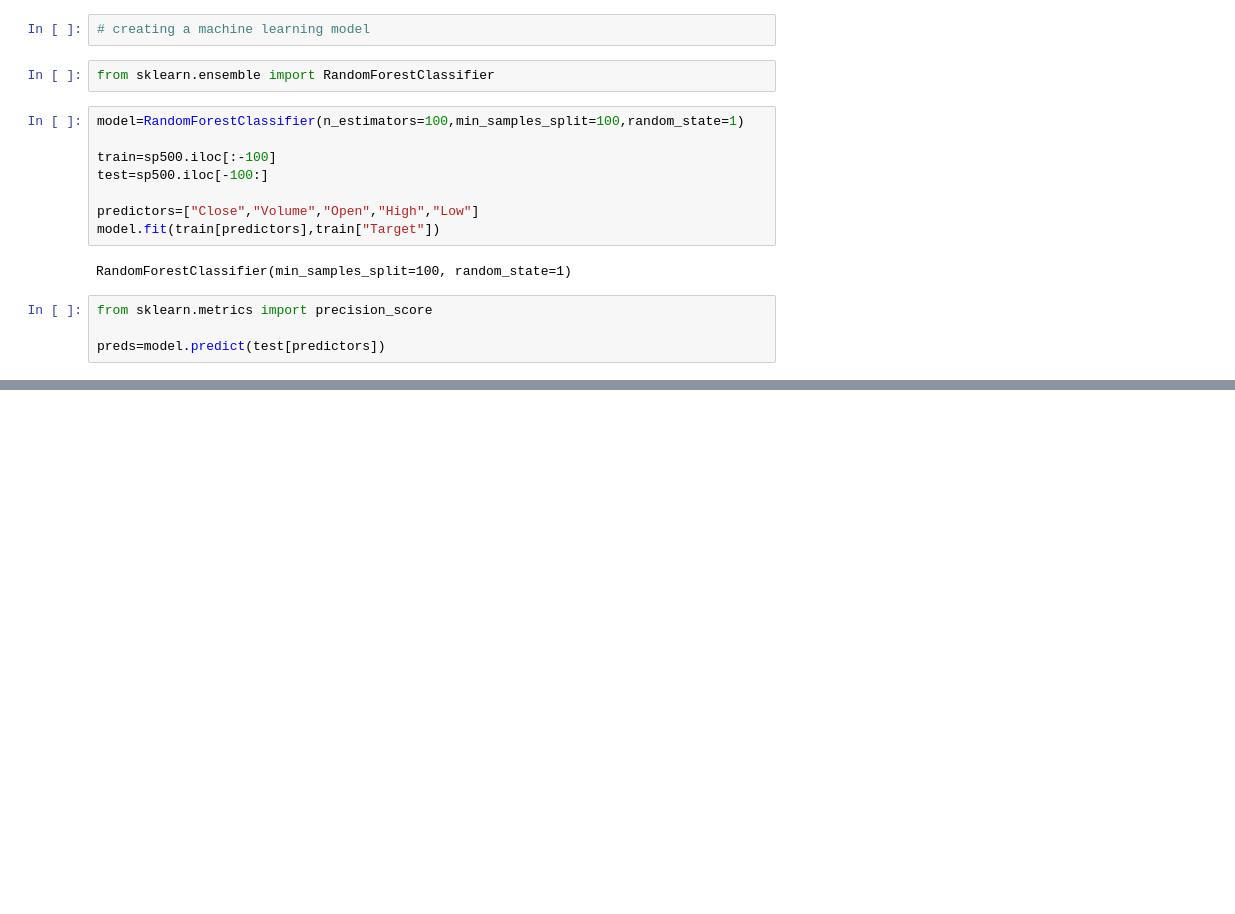
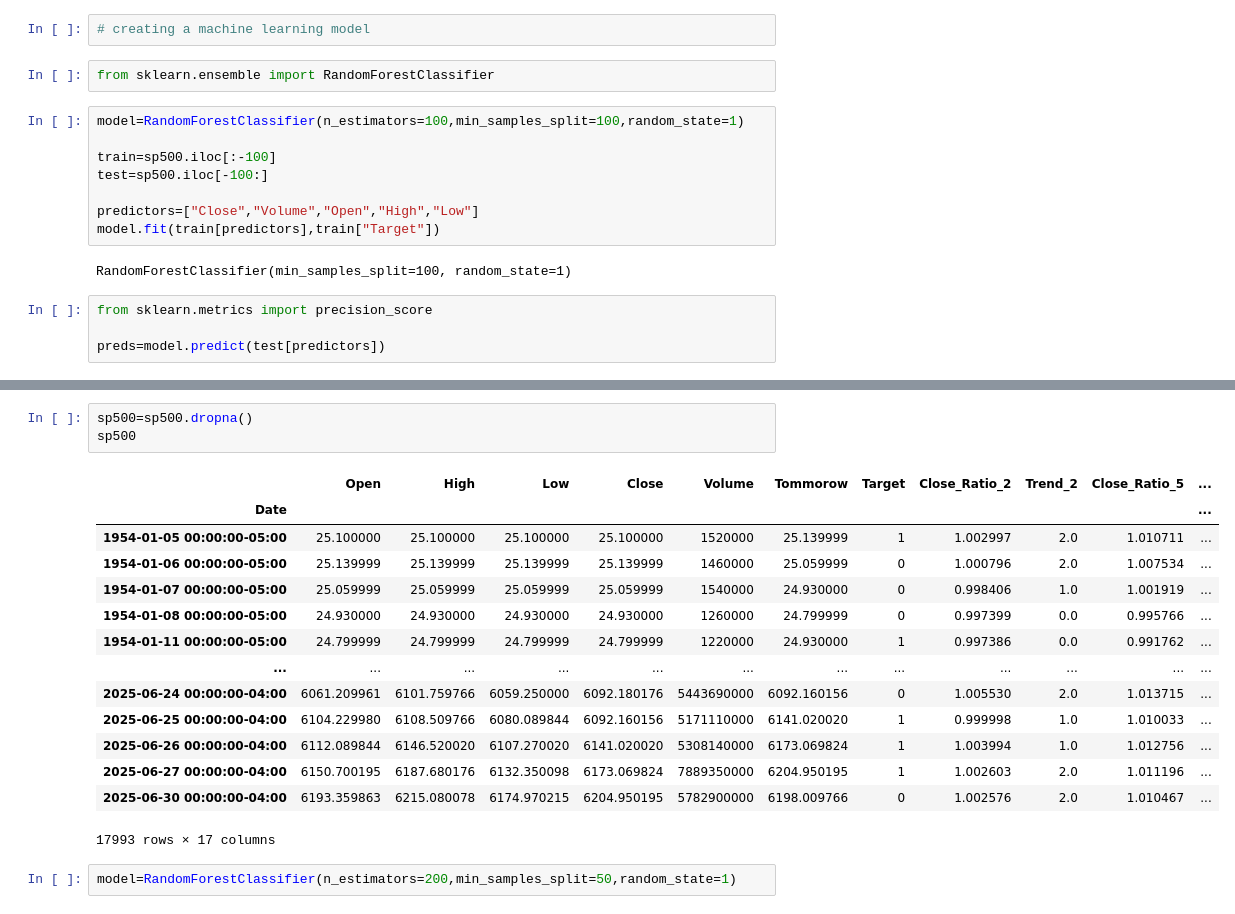
Before and after one commit to pragadishwaran22/stock-price-prediction, a Jupyter notebook: model.ipynb, the cells around one changed output, grey strips where cells are left out. Cells and saved outputs as stored; diff of their text form; blank space fills up the shorter version.

Commit message:
Enhanced the model for the accuracy

```diff
--- a/model.ipynb
+++ b/model.ipynb
@@ -154,0 +216,20 @@ def predict(train,test,predictors,model):
+# %%
+sp500=sp500.dropna()
+sp500
+# %% [output]
+|  | Open | High | Low | Close | Volume | Tommorow | Target | Close_Ratio_2 | Trend_2 | Close_Ratio_5 | ... |
+| Date |  |  |  |  |  |  |  |  |  |  | ... |
+| 1954-01-05 00:00:00-05:00 | 25.100000 | 25.100000 | 25.100000 | 25.100000 | 1520000 | 25.139999 | 1 | 1.002997 | 2.0 | 1.010711 | ... |
+| 1954-01-06 00:00:00-05:00 | 25.139999 | 25.139999 | 25.139999 | 25.139999 | 1460000 | 25.059999 | 0 | 1.000796 | 2.0 | 1.007534 | ... |
+| 1954-01-07 00:00:00-05:00 | 25.059999 | 25.059999 | 25.059999 | 25.059999 | 1540000 | 24.930000 | 0 | 0.998406 | 1.0 | 1.001919 | ... |
+| 1954-01-08 00:00:00-05:00 | 24.930000 | 24.930000 | 24.930000 | 24.930000 | 1260000 | 24.799999 | 0 | 0.997399 | 0.0 | 0.995766 | ... |
+| 1954-01-11 00:00:00-05:00 | 24.799999 | 24.799999 | 24.799999 | 24.799999 | 1220000 | 24.930000 | 1 | 0.997386 | 0.0 | 0.991762 | ... |
+| ... | ... | ... | ... | ... | ... | ... | ... | ... | ... | ... | ... |
+| 2025-06-24 00:00:00-04:00 | 6061.209961 | 6101.759766 | 6059.250000 | 6092.180176 | 5443690000 | 6092.160156 | 0 | 1.005530 | 2.0 | 1.013715 | ... |
+| 2025-06-25 00:00:00-04:00 | 6104.229980 | 6108.509766 | 6080.089844 | 6092.160156 | 5171110000 | 6141.020020 | 1 | 0.999998 | 1.0 | 1.010033 | ... |
+| 2025-06-26 00:00:00-04:00 | 6112.089844 | 6146.520020 | 6107.270020 | 6141.020020 | 5308140000 | 6173.069824 | 1 | 1.003994 | 1.0 | 1.012756 | ... |
+| 2025-06-27 00:00:00-04:00 | 6150.700195 | 6187.680176 | 6132.350098 | 6173.069824 | 7889350000 | 6204.950195 | 1 | 1.002603 | 2.0 | 1.011196 | ... |
+| 2025-06-30 00:00:00-04:00 | 6193.359863 | 6215.080078 | 6174.970215 | 6204.950195 | 5782900000 | 6198.009766 | 0 | 1.002576 | 2.0 | 1.010467 | ... |
+17993 rows × 17 columns
+# %%
+model=RandomForestClassifier(n_estimators=200,min_samples_split=50,random_state=1)
```
Also changed, not shown: parts of 20 cells of this notebook.
